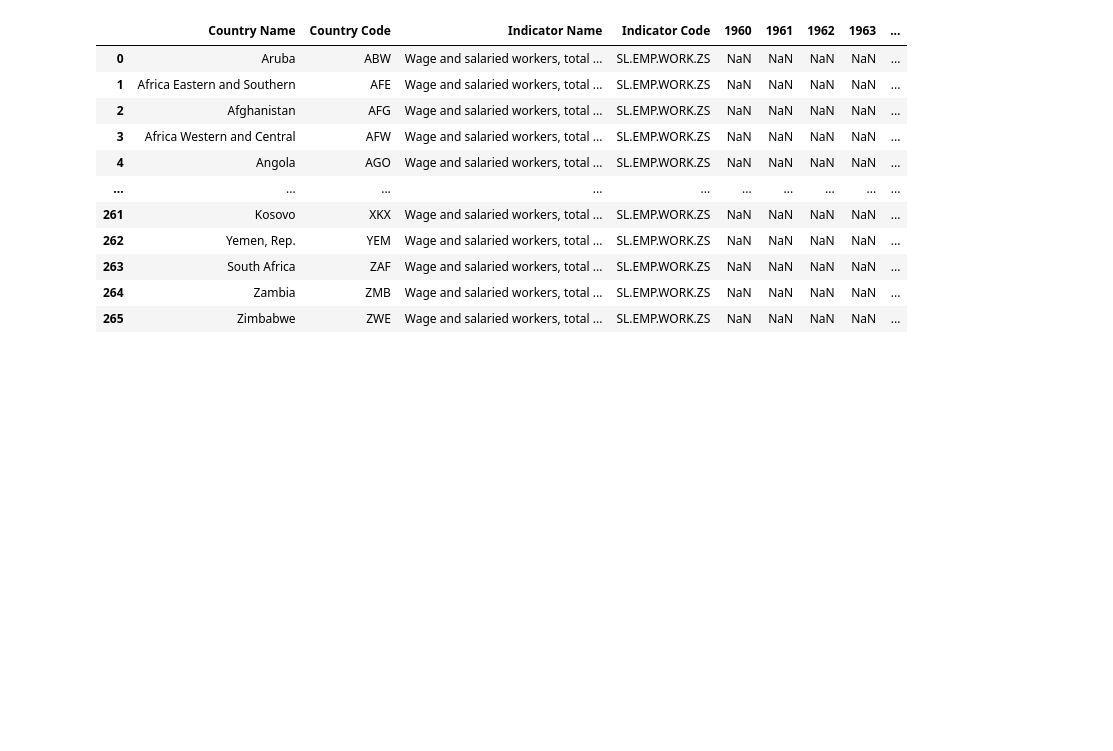
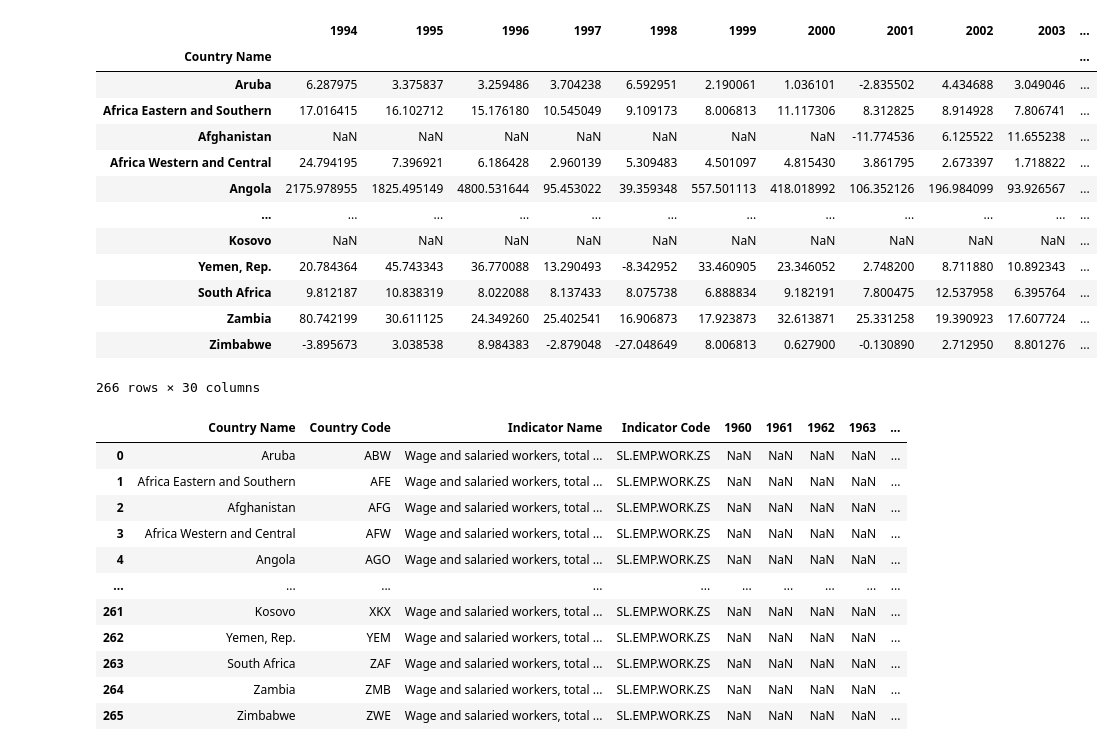
Before and after one commit to ChristianChimi/Financial-Analytics, a Jupyter notebook: Macroeconomics-Analytics/Macroeconomics-Analytics.ipynb, the cells around one changed output. Saved outputs shown, nothing was run; the diff lists cells and outputs as text; code cells hidden in the pictures; blank space fills up the shorter version.

```diff
--- a/Macroeconomics-Analytics/Macroeconomics-Analytics.ipynb
+++ b/Macroeconomics-Analytics/Macroeconomics-Analytics.ipynb
@@ -6,3 +60,24 @@ df_WAGE=pd.read_csv("WAGE.csv")
+# %%
+df_DEFL=df_DEFL.drop(columns=['Country Code', 'Indicator Name', 'Indicator Code', 'Unnamed: 68'])
+df_DEFL.set_index('Country Name', inplace=True)
+# %%
+df_DEFL = df_DEFL.loc[:, df_DEFL.columns.astype(int) > 1993]
+df_DEFL
+# %% [output]
+|  | 1994 | 1995 | 1996 | 1997 | 1998 | 1999 | 2000 | 2001 | 2002 | 2003 | ... |
+| Country Name |  |  |  |  |  |  |  |  |  |  | ... |
+| Aruba | 6.287975 | 3.375837 | 3.259486 | 3.704238 | 6.592951 | 2.190061 | 1.036101 | -2.835502 | 4.434688 | 3.049046 | ... |
+| Africa Eastern and Southern | 17.016415 | 16.102712 | 15.176180 | 10.545049 | 9.109173 | 8.006813 | 11.117306 | 8.312825 | 8.914928 | 7.806741 | ... |
+| Afghanistan | NaN | NaN | NaN | NaN | NaN | NaN | NaN | -11.774536 | 6.125522 | 11.655238 | ... |
+| Africa Western and Central | 24.794195 | 7.396921 | 6.186428 | 2.960139 | 5.309483 | 4.501097 | 4.815430 | 3.861795 | 2.673397 | 1.718822 | ... |
+| Angola | 2175.978955 | 1825.495149 | 4800.531644 | 95.453022 | 39.359348 | 557.501113 | 418.018992 | 106.352126 | 196.984099 | 93.926567 | ... |
+| ... | ... | ... | ... | ... | ... | ... | ... | ... | ... | ... | ... |
+| Kosovo | NaN | NaN | NaN | NaN | NaN | NaN | NaN | NaN | NaN | NaN | ... |
+| Yemen, Rep. | 20.784364 | 45.743343 | 36.770088 | 13.290493 | -8.342952 | 33.460905 | 23.346052 | 2.748200 | 8.711880 | 10.892343 | ... |
+| South Africa | 9.812187 | 10.838319 | 8.022088 | 8.137433 | 8.075738 | 6.888834 | 9.182191 | 7.800475 | 12.537958 | 6.395764 | ... |
+| Zambia | 80.742199 | 30.611125 | 24.349260 | 25.402541 | 16.906873 | 17.923873 | 32.613871 | 25.331258 | 19.390923 | 17.607724 | ... |
+| Zimbabwe | -3.895673 | 3.038538 | 8.984383 | -2.879048 | -27.048649 | 8.006813 | 0.627900 | -0.130890 | 2.712950 | 8.801276 | ... |
+266 rows × 30 columns
 # %%
 df_WAGE
 # %% [output]
```
Also changed, not shown: parts of 11 cells of this notebook.
